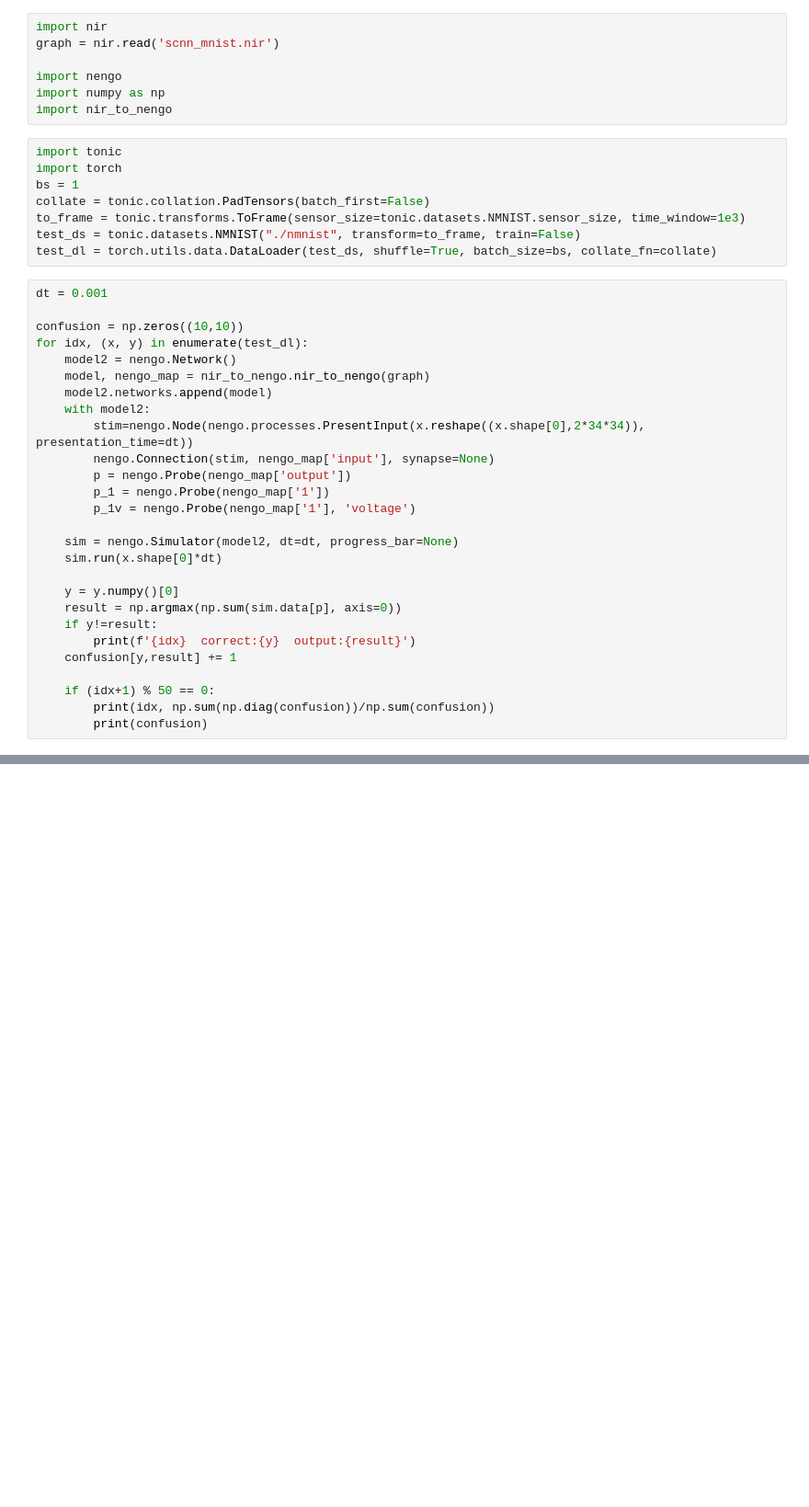
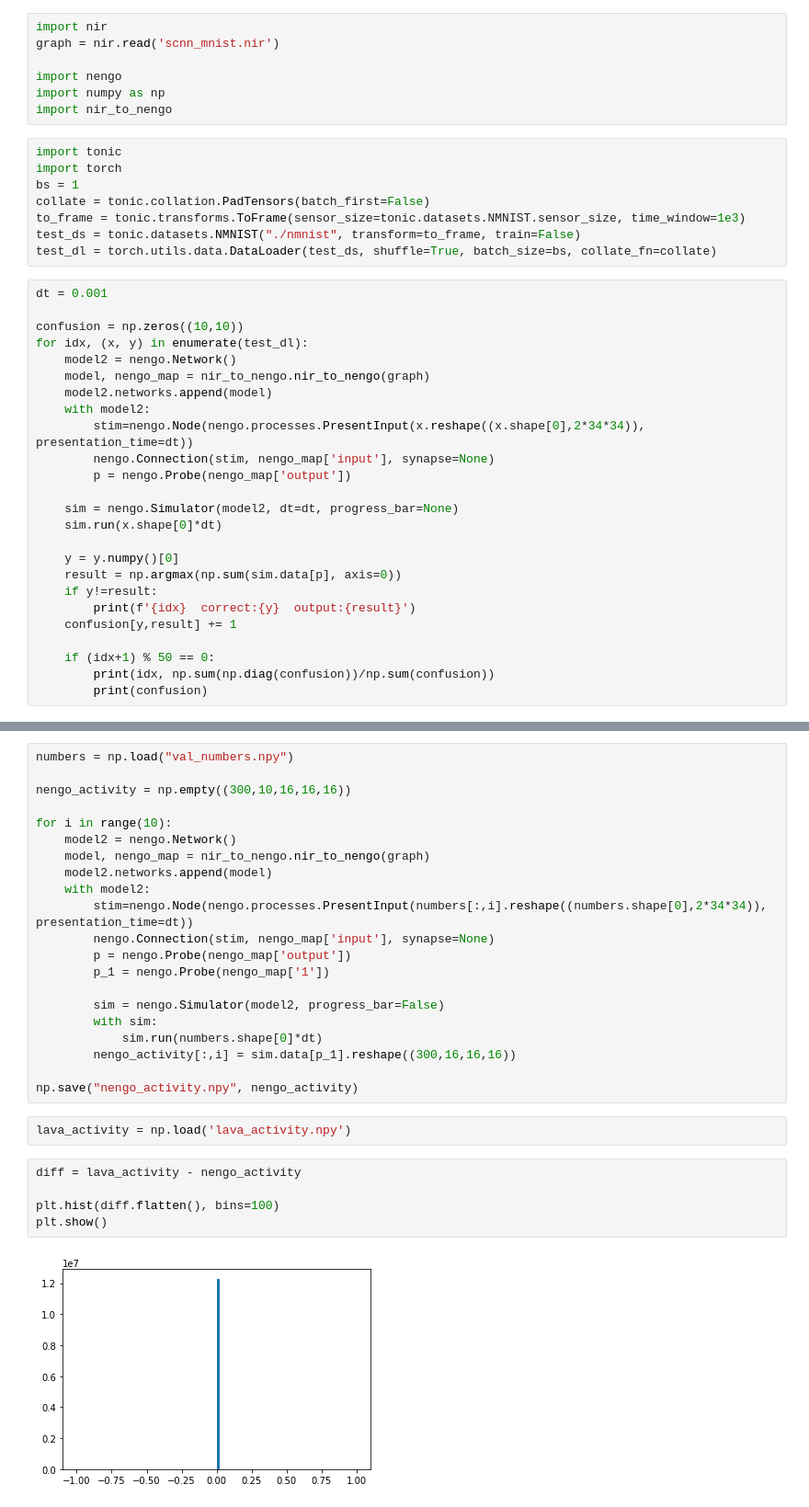
Before and after one commit to neuromorphs/NIR, a Jupyter notebook: paper/02_cnn/nengo_cnn.ipynb, the cells around one changed output, grey strips where cells are left out. Shown at 92% size. Cells and saved outputs as stored; diff of their text form; blank space fills up the shorter version.

Commit message:
Added nengo implementation

```diff
--- a/paper/02_cnn/nengo_cnn.ipynb
+++ b/paper/02_cnn/nengo_cnn.ipynb
@@ -28,8 +28,6 @@ for idx, (x, y) in enumerate(test_dl):
         stim=nengo.Node(nengo.processes.PresentInput(x.reshape((x.shape[0],2*34*34)), presentation_time=dt))
         nengo.Connection(stim, nengo_map['input'], synapse=None)
         p = nengo.Probe(nengo_map['output'])
-        p_1 = nengo.Probe(nengo_map['1'])
-        p_1v = nengo.Probe(nengo_map['1'], 'voltage')
 
     sim = nengo.Simulator(model2, dt=dt, progress_bar=None)
     sim.run(x.shape[0]*dt)
@@ -102,0 +64,30 @@ KeyboardInterrupt:
+# %%
+numbers = np.load("val_numbers.npy")
+
+nengo_activity = np.empty((300,10,16,16,16))
+
+for i in range(10):
+    model2 = nengo.Network()
+    model, nengo_map = nir_to_nengo.nir_to_nengo(graph)
+    model2.networks.append(model)
+    with model2:
+        stim=nengo.Node(nengo.processes.PresentInput(numbers[:,i].reshape((numbers.shape[0],2*34*34)), presentation_time=dt))
+        nengo.Connection(stim, nengo_map['input'], synapse=None)
+        p = nengo.Probe(nengo_map['output'])
+        p_1 = nengo.Probe(nengo_map['1'])
+
+        sim = nengo.Simulator(model2, progress_bar=False)
+        with sim:
+            sim.run(numbers.shape[0]*dt)
+        nengo_activity[:,i] = sim.data[p_1].reshape((300,16,16,16))
+
+np.save("nengo_activity.npy", nengo_activity)
+# %%
+lava_activity = np.load('lava_activity.npy')
+# %%
+diff = lava_activity - nengo_activity
+
+plt.hist(diff.flatten(), bins=100)
+plt.show()
+# %% [output]
+[figure, added]
```
Also changed, not shown: parts of 2 cells of this notebook, 2 other files.
